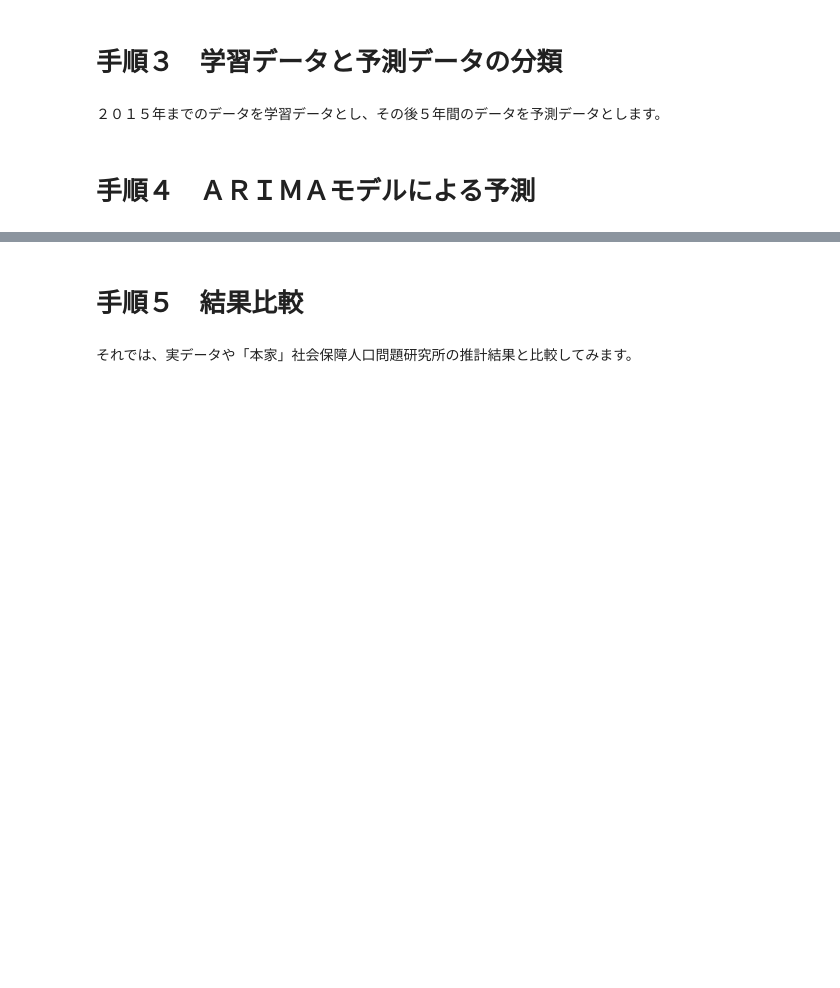
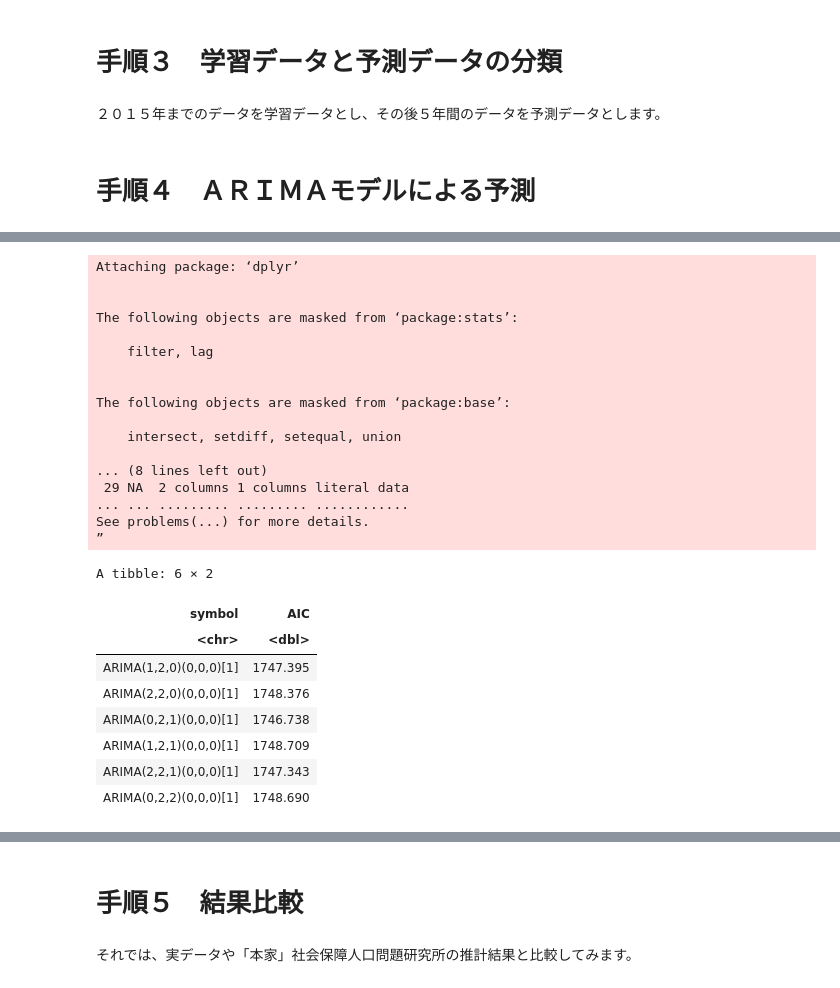
Before and after one commit to u-10bei/Population_Projections, a Jupyter notebook: ipynb/R_ARIMA_1.ipynb, the cells around one changed output, grey strips where cells are left out. Cells and saved outputs as stored; diff of their text form; code cells hidden in the pictures; blank space fills up the shorter version.

```diff
--- a/ipynb/R_ARIMA_1.ipynb
+++ b/ipynb/R_ARIMA_1.ipynb
@@ -151,0 +120,49 @@ A mdl_df: 1 × 1
+# %%
+# ライブラリの読み込み
+library( dplyr )
+
+# ＡＩＣが自動推定＋２までのモデルを候補として列挙
+capture.output({
+  pop_train |>
+    model(
+      arima = ARIMA( Total,
+                     ic = "aic",
+                     trace = TRUE,
+                     stepwise = FALSE ))
+  }) |>
+  read_table( col_names = c( "symbol", "AIC" ),
+              col_types = "cn",
+              comment = "<" ) |>
+  na.omit() ->
+trace_arima
+
+max_AIC = min( trace_arima$AIC ) + 2
+trace_arima |>
+  filter( AIC < max_AIC )
+# %% [output]
+Attaching package: ‘dplyr’
+
+
+The following objects are masked from ‘package:stats’:
+
+    filter, lag
+
+
+The following objects are masked from ‘package:base’:
+
+    intersect, setdiff, setequal, union
+
+... (8 lines left out)
+ 29 NA  2 columns 1 columns literal data
+... ... ......... ......... ............
+See problems(...) for more details.
+”
+A tibble: 6 × 2
+| symbol | AIC |
+| <chr> | <dbl> |
+| ARIMA(1,2,0)(0,0,0)[1] | 1747.395 |
+| ARIMA(2,2,0)(0,0,0)[1] | 1748.376 |
+| ARIMA(0,2,1)(0,0,0)[1] | 1746.738 |
+| ARIMA(1,2,1)(0,0,0)[1] | 1748.709 |
+| ARIMA(2,2,1)(0,0,0)[1] | 1747.343 |
+| ARIMA(0,2,2)(0,0,0)[1] | 1748.690 |
```
Also changed, not shown: parts of 7 cells of this notebook.
